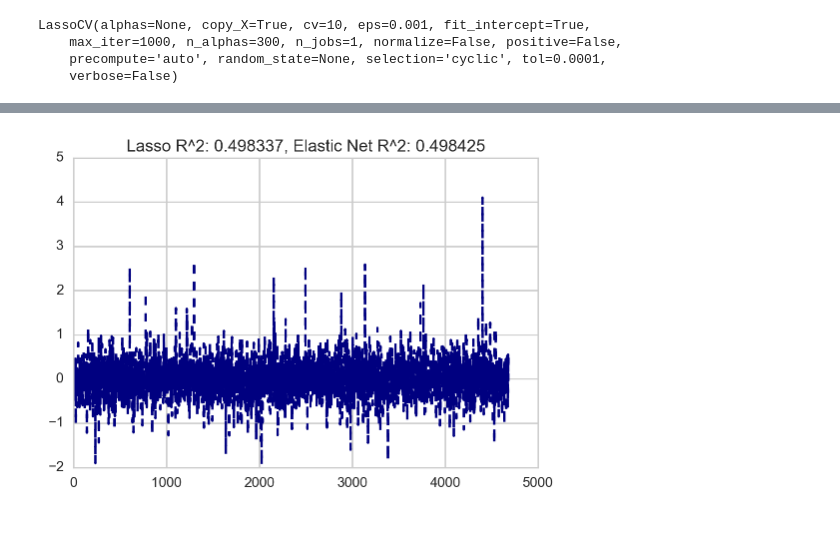
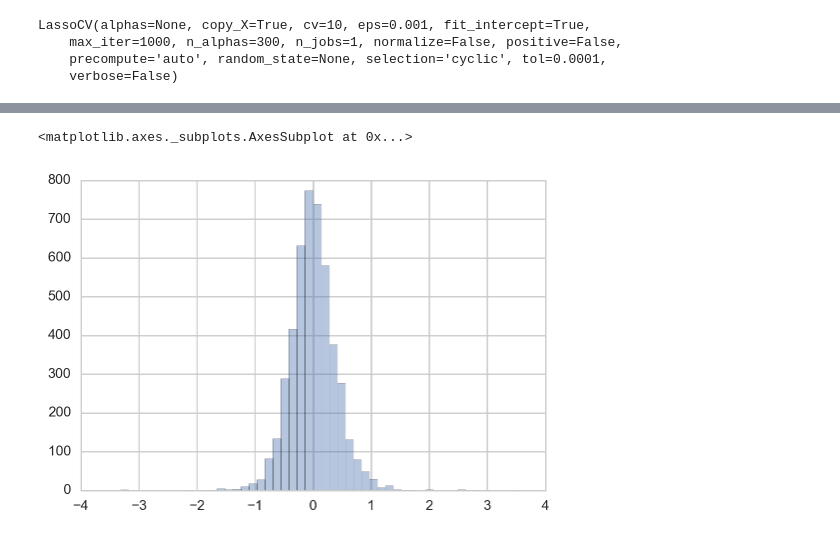
Before and after one commit to Jyojha/DS_Projects, a Jupyter notebook: Rome_Model.ipynb, the cells around one changed output, grey strips where cells are left out. Drawn from its saved outputs; the diff is of its cells as text; code cells hidden in the pictures.

```diff
--- a/Rome_Model.ipynb
+++ b/Rome_Model.ipynb
@@ -22,10 +22,10 @@ import patsy
 # %%
 def pred_target(df):
     df.drop('Unnamed: 0', axis=1, inplace=True)
-    X = df[[x for x in df.columns if x != 'price']]
+    X = df[[x for x in df.columns if x not in ['bhk','price']]]
     y = df.price.values
     target = np.log(y)
-    formula = "target ~ "+' + '.join([x for x in df.columns if not x =='price'])+' -1'
+    formula = "target ~ "+' + '.join(X)+' -1'
     y, X = patsy.dmatrices(formula, data=df, return_type='dataframe')
     y = y.values.ravel()
     return X, y
@@ -192,7 +170,10 @@ plt.show()
 # %%
-plt.plot(residuals, '--', color='navy', label='original coefficients')
-plt.title("Lasso R^2: %f, Elastic Net R^2: %f"
-          % (r2_score_lasso, r2_score_enet))
-plt.show()
+# plt.plot(residuals, '--', color='navy', label='original coefficients')
+# plt.title("Lasso R^2: %f, Elastic Net R^2: %f"
+#           % (r2_score_lasso, r2_score_enet))
+# plt.show()
+
+sns.distplot(residuals, bins=50, kde=False)
 # %% [output]
+<matplotlib.axes._subplots.AxesSubplot at 0x...>
-[figure, old version]
+[figure, new version]
```
Also changed, not shown: parts of 15 cells of this notebook.
